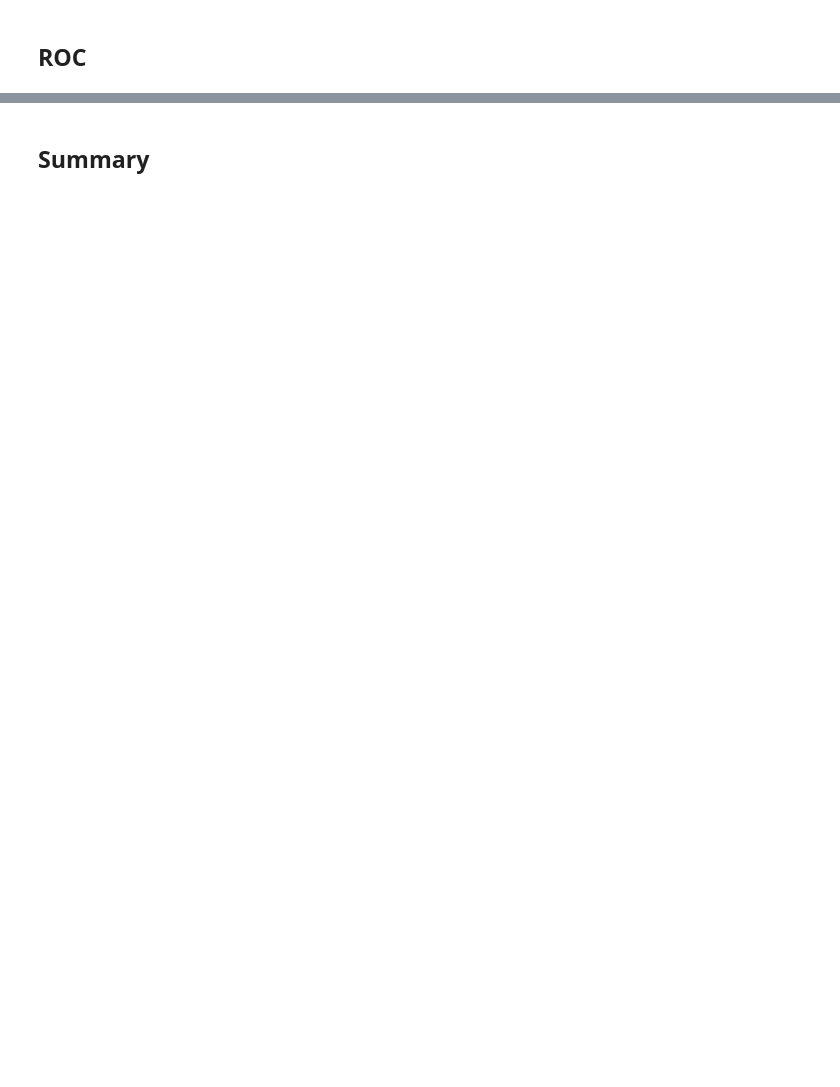
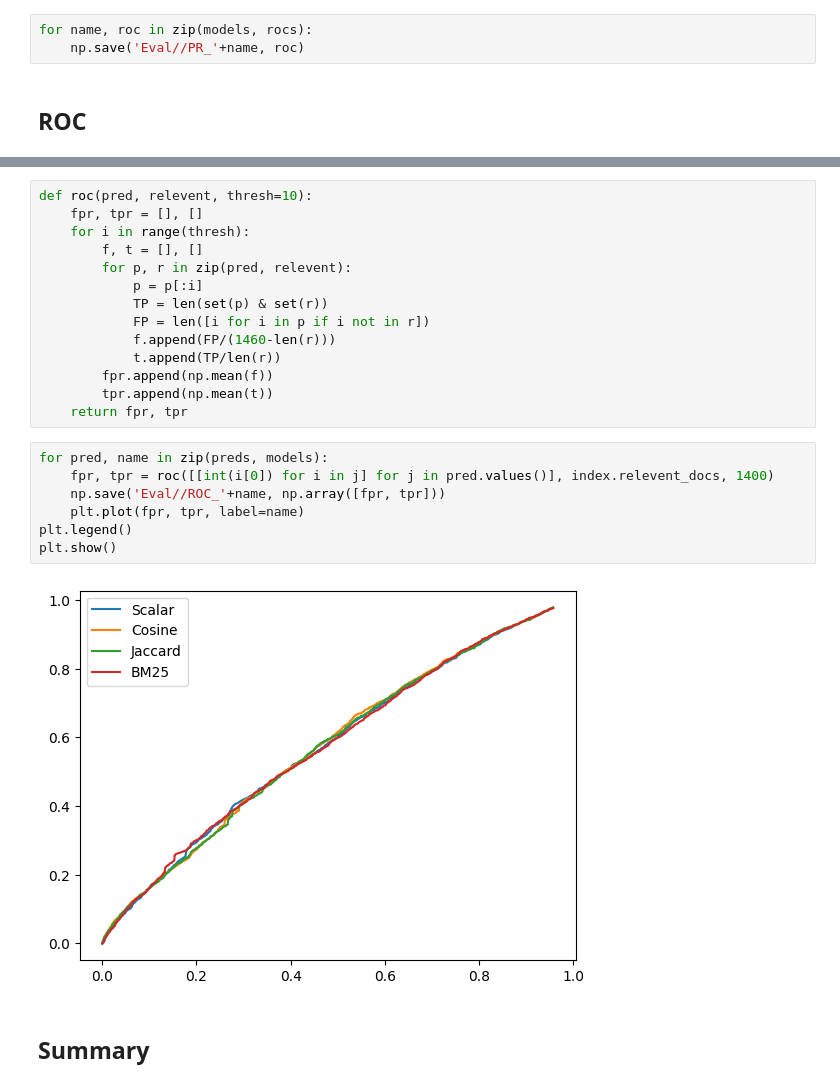
Before and after one commit to Kenza266/RI, a Jupyter notebook: Predict.ipynb, the cells around one changed output, grey strips where cells are left out. Drawn from its saved outputs; the diff is of its cells as text; blank space fills up the shorter version.

```diff
--- a/Predict.ipynb
+++ b/Predict.ipynb
@@ -88,2 +133,5 @@ for pred in preds:
+# %%
+for name, roc in zip(models, rocs):
+    np.save('Eval//PR_'+name, roc)
 # %% [markdown]
 ## ROC
@@ -120,3 +138,26 @@ plt.show()
+# %%
+def roc(pred, relevent, thresh=10):
+    fpr, tpr = [], []
+    for i in range(thresh):
+        f, t = [], []
+        for p, r in zip(pred, relevent):
+            p = p[:i]
+            TP = len(set(p) & set(r))
+            FP = len([i for i in p if i not in r])
+            f.append(FP/(1460-len(r)))
+            t.append(TP/len(r))
+        fpr.append(np.mean(f))
+        tpr.append(np.mean(t))
+    return fpr, tpr
+# %%
+for pred, name in zip(preds, models):
+    fpr, tpr = roc([[int(i[0]) for i in j] for j in pred.values()], index.relevent_docs, 1400)
+    np.save('Eval//ROC_'+name, np.array([fpr, tpr]))
+    plt.plot(fpr, tpr, label=name)
+plt.legend()
+plt.show()
+# %% [output]
+[figure, added]
 # %% [markdown]
 ## Summary
 # %%
```
Also changed, not shown: parts of 15 cells of this notebook, 18 other files.
